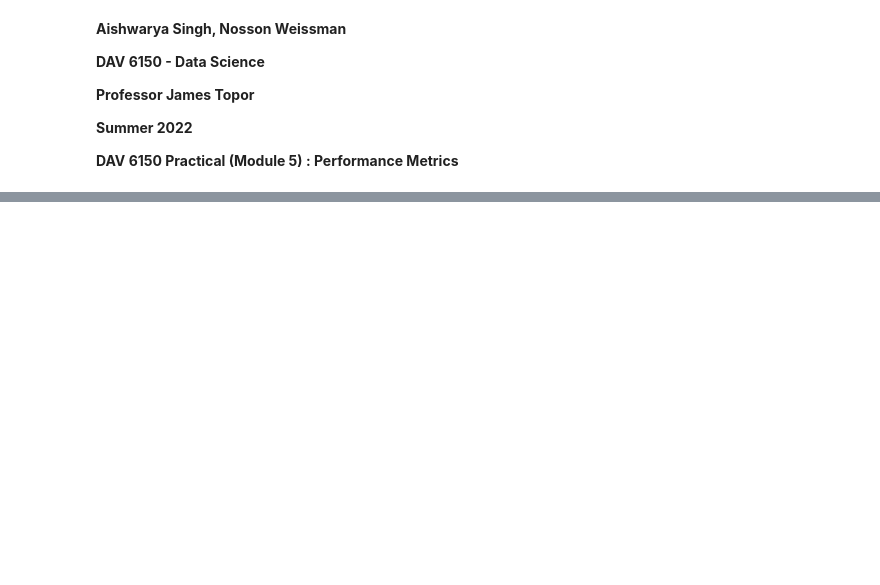
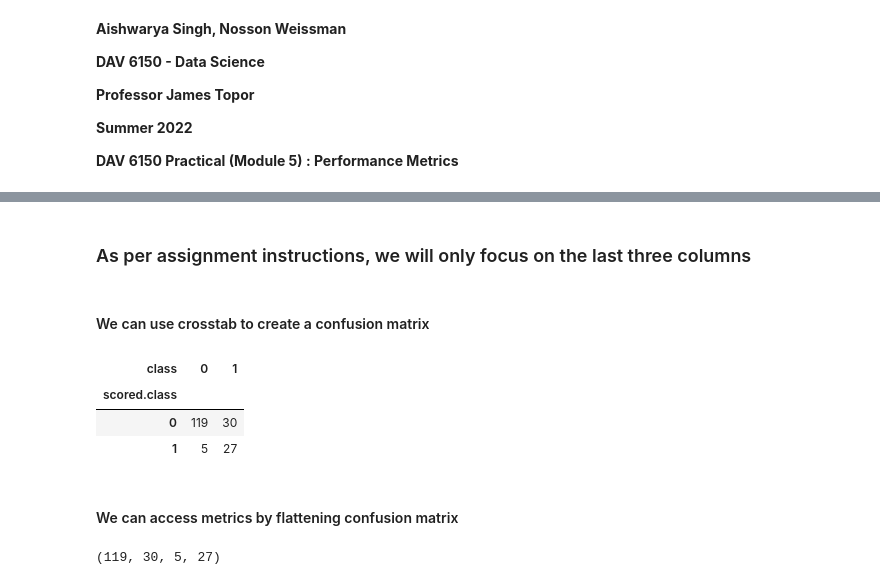
Before and after one commit to codepharmer/AI-6150, a Jupyter notebook: M5 Performance Metrics/N_Weissman_M5_assn.ipynb, the cells around one changed output, grey strips where cells are left out. Cells and saved outputs as stored; diff of their text form; code cells hidden in the pictures; blank space fills up the shorter version.

```diff
--- a/M5 Performance Metrics/N_Weissman_M5_assn.ipynb
+++ b/M5 Performance Metrics/N_Weissman_M5_assn.ipynb
@@ -32,0 +50,26 @@ df
+# %% [markdown]
+### As per assignment instructions, we will only focus on the last three columns
+# %%
+raw_data = df[[df.columns[col] for col in [8,9,10]]]
+obs = raw_data['class']
+pred = raw_data['scored.class']
+pred_p = raw_data['scored.class']
+# %% [markdown]
+#### We can use crosstab to create a confusion matrix
+# %%
+#3.
+pd.crosstab(raw_data['scored.class'],raw_data['class'])
+# %% [output]
+| class | 0 | 1 |
+| scored.class |  |  |
+| 0 | 119 | 30 |
+| 1 | 5 | 27 |
+# %% [markdown]
+#### We can access metrics by flattening confusion matrix
+# %%
+#4.
+pd_cf = pd.crosstab(raw_data['scored.class'],raw_data['class'])
+tn,fn,fp,tp =pd_cf.values.flatten()
+tn,fn,fp,tp
+# %% [output]
+(119, 30, 5, 27)
```
Also changed, not shown: parts of 10 cells of this notebook, 1 other file.
